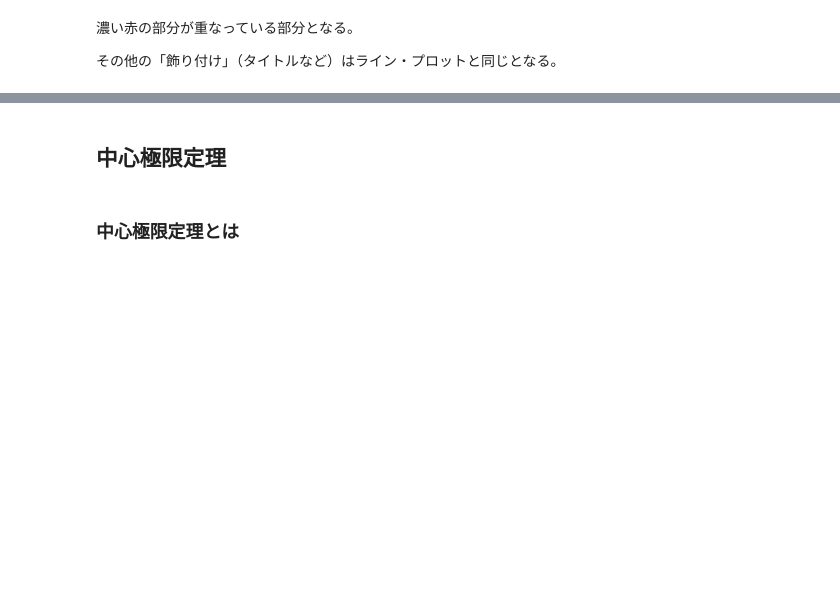
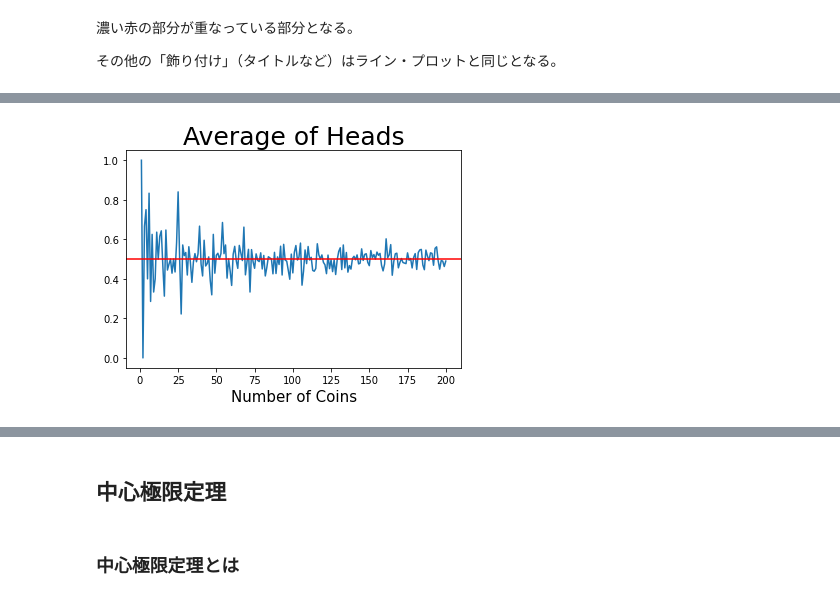
Before and after one commit to Py4Basics/py4basics.github.io, a Jupyter notebook: _build/jupyter_execute/1_Basics_VI.ipynb, the cells around one changed output, grey strips where cells are left out. Cells and saved outputs as stored; diff of their text form; code cells hidden in the pictures; blank space fills up the shorter version.

```diff
--- a/_build/jupyter_execute/1_Basics_VI.ipynb
+++ b/_build/jupyter_execute/1_Basics_VI.ipynb
@@ -357,0 +429,10 @@ pass
+# %%
+mean_list = []             #1
+
+for c in range(1,200+1):   #2
+
+    s = [random.randint(0,1) for _ in range(c)] #3
+
+    mean = sum(s) / c      #4
+
+    mean_list.append(mean) #5
@@ -357,0 +448,8 @@ pass
+# %%
+plt.plot(range(1,200+1), mean_list)     #1
+plt.title('Average of Heads', size=25)  #2
+plt.xlabel('Number of Coins', size=15)  #3
+plt.axhline(0.5, color='red')           #4
+pass
+# %% [output]
+[figure, added]
```
Also changed, not shown: parts of 57 cells of this notebook, 43 other files.
